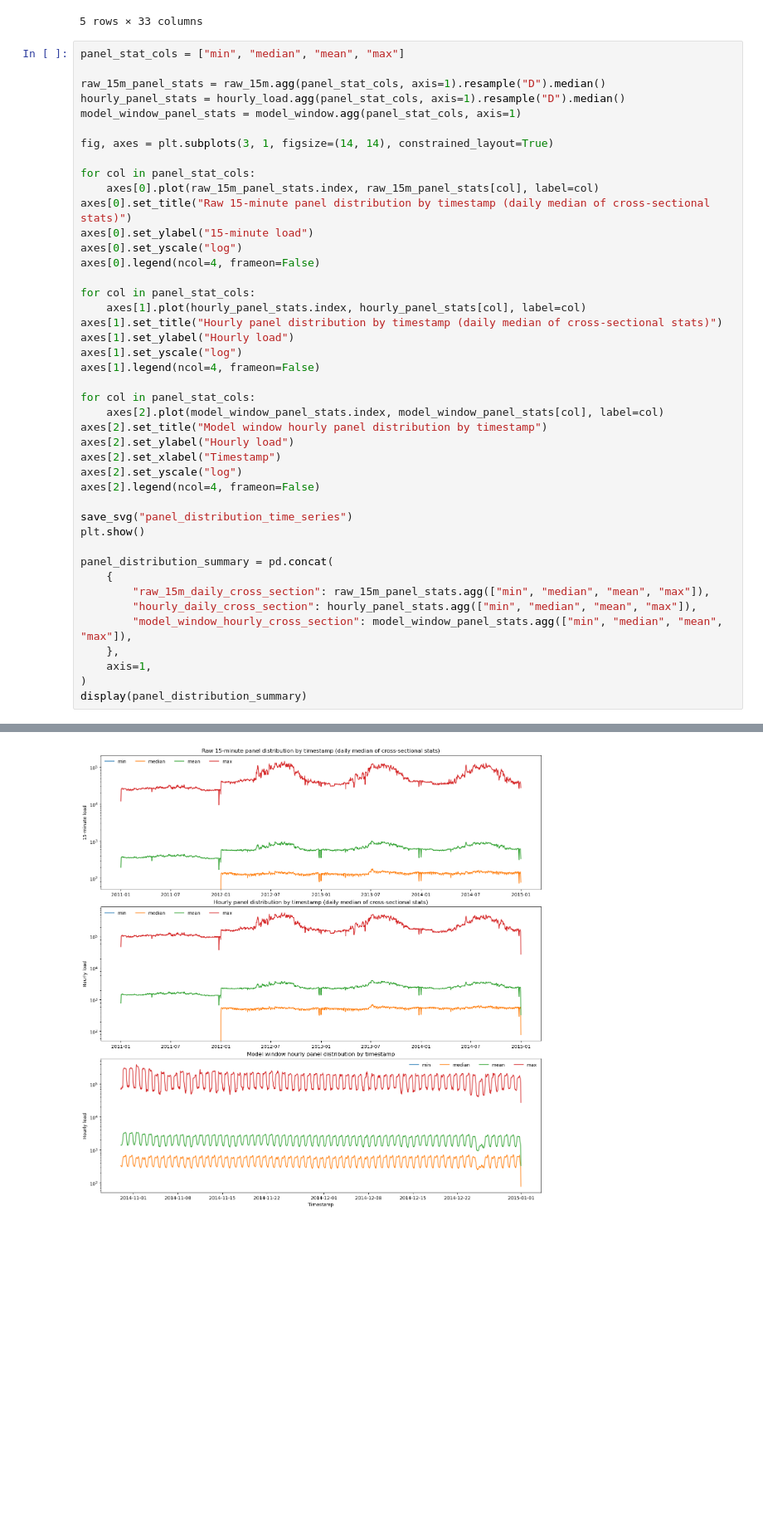
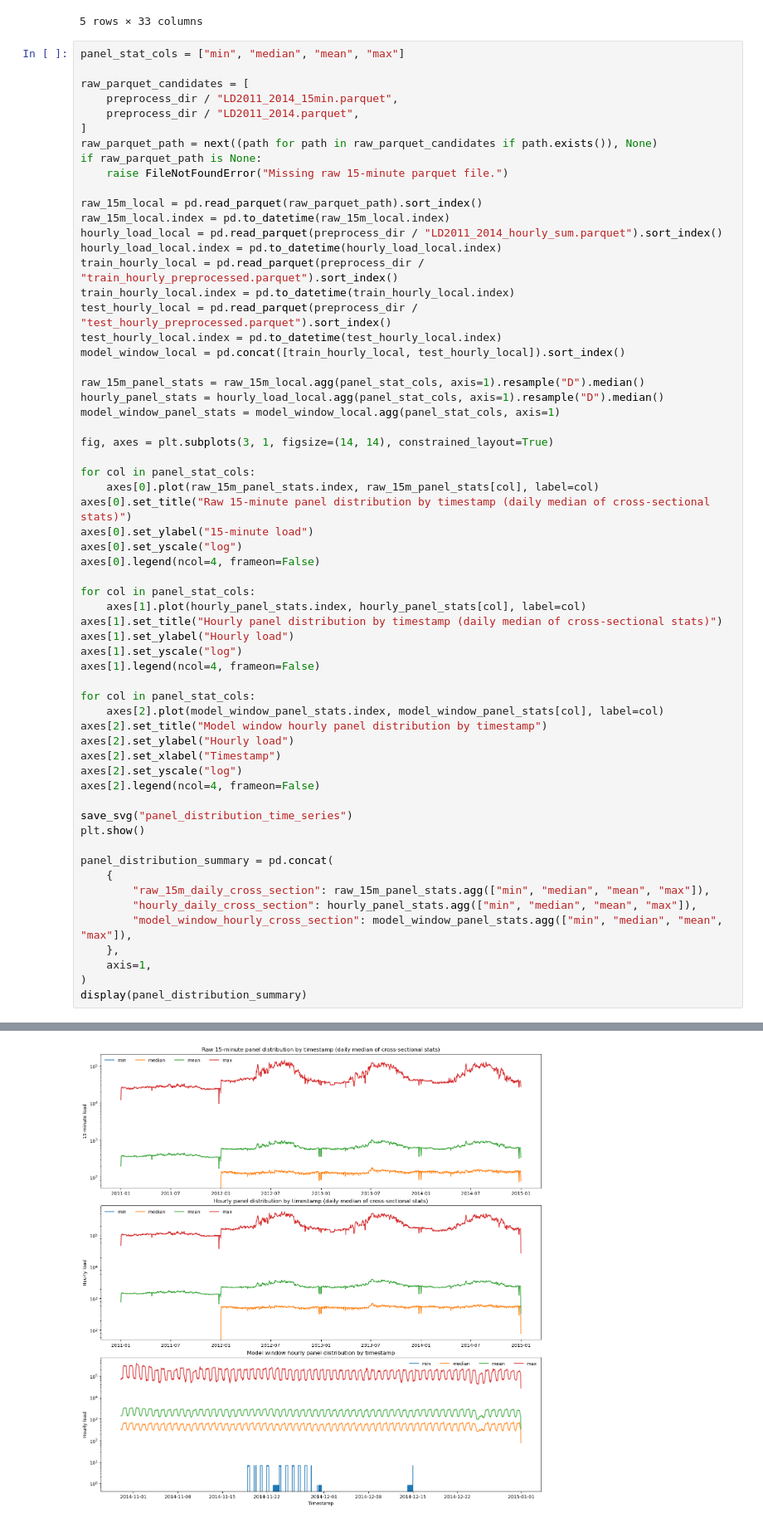
Before and after one commit to lixiao-yang/Electricity-Load-Prediction, a Jupyter notebook: cluster_analysis.ipynb, the cells around one changed output, grey strips where cells are left out. Shown at 83% size. Cells and saved outputs as stored; diff of their text form; blank space fills up the shorter version.

```diff
--- a/cluster_analysis.ipynb
+++ b/cluster_analysis.ipynb
@@ -839,9 +838,27 @@ display(feat.join(labels).query("cluster_kmeans == @largest_cluster").head())
 # %%
 panel_stat_cols = ["min", "median", "mean", "max"]
 
-raw_15m_panel_stats = raw_15m.agg(panel_stat_cols, axis=1).resample("D").median()
-hourly_panel_stats = hourly_load.agg(panel_stat_cols, axis=1).resample("D").median()
-model_window_panel_stats = model_window.agg(panel_stat_cols, axis=1)
+raw_parquet_candidates = [
+    preprocess_dir / "LD2011_2014_15min.parquet",
+    preprocess_dir / "LD2011_2014.parquet",
+]
+raw_parquet_path = next((path for path in raw_parquet_candidates if path.exists()), None)
+if raw_parquet_path is None:
+    raise FileNotFoundError("Missing raw 15-minute parquet file.")
+
+raw_15m_local = pd.read_parquet(raw_parquet_path).sort_index()
+raw_15m_local.index = pd.to_datetime(raw_15m_local.index)
+hourly_load_local = pd.read_parquet(preprocess_dir / "LD2011_2014_hourly_sum.parquet").sort_index()
+hourly_load_local.index = pd.to_datetime(hourly_load_local.index)
+train_hourly_local = pd.read_parquet(preprocess_dir / "train_hourly_preprocessed.parquet").sort_index()
+train_hourly_local.index = pd.to_datetime(train_hourly_local.index)
+test_hourly_local = pd.read_parquet(preprocess_dir / "test_hourly_preprocessed.parquet").sort_index()
+test_hourly_local.index = pd.to_datetime(test_hourly_local.index)
+model_window_local = pd.concat([train_hourly_local, test_hourly_local]).sort_index()
+
+raw_15m_panel_stats = raw_15m_local.agg(panel_stat_cols, axis=1).resample("D").median()
+hourly_panel_stats = hourly_load_local.agg(panel_stat_cols, axis=1).resample("D").median()
+model_window_panel_stats = model_window_local.agg(panel_stat_cols, axis=1)
 
 fig, axes = plt.subplots(3, 1, figsize=(14, 14), constrained_layout=True)
 
@@ -854,34 +871,34 @@ axes[0].legend(ncol=4, frameon=False)
 
 for col in panel_stat_cols:
     axes[1].plot(hourly_panel_stats.index, hourly_panel_stats[col], label=col)
 axes[1].set_title("Hourly panel distribution by timestamp (daily median of cross-sectional stats)")
 axes[1].set_ylabel("Hourly load")
 axes[1].set_yscale("log")
 axes[1].legend(ncol=4, frameon=False)
 
 for col in panel_stat_cols:
     axes[2].plot(model_window_panel_stats.index, model_window_panel_stats[col], label=col)
 axes[2].set_title("Model window hourly panel distribution by timestamp")
 axes[2].set_ylabel("Hourly load")
 axes[2].set_xlabel("Timestamp")
 axes[2].set_yscale("log")
 axes[2].legend(ncol=4, frameon=False)
 
 save_svg("panel_distribution_time_series")
 plt.show()
 
 panel_distribution_summary = pd.concat(
     {
         "raw_15m_daily_cross_section": raw_15m_panel_stats.agg(["min", "median", "mean", "max"]),
         "hourly_daily_cross_section": hourly_panel_stats.agg(["min", "median", "mean", "max"]),
         "model_window_hourly_cross_section": model_window_panel_stats.agg(["min", "median", "mean", "max"]),
     },
     axis=1,
 )
 display(panel_distribution_summary)
 # %% [output]
 Saved: images\clustering\panel_distribution_time_series.svg
-[figure, old version]
+[figure, new version]
 |  | raw_15m_daily_cross_section |  |  |  | hourly_daily_cross_section |  |  |  | ... |
 |  | min | median | mean | max | min | median | mean | max | ... |
 | min | 0.0 | 0.000000 | 170.358961 | 9520.833333 | 0.0 | 0.000000 | 335.714052 | 27800.000000 | ... |
```
Also changed, not shown: parts of 6 cells of this notebook, 2 other files.
